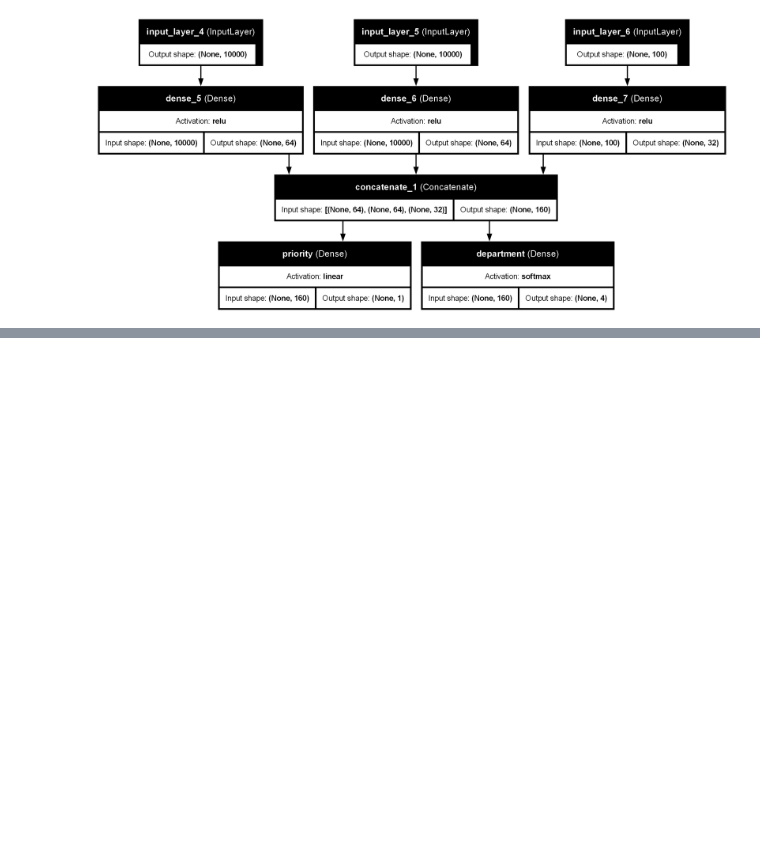
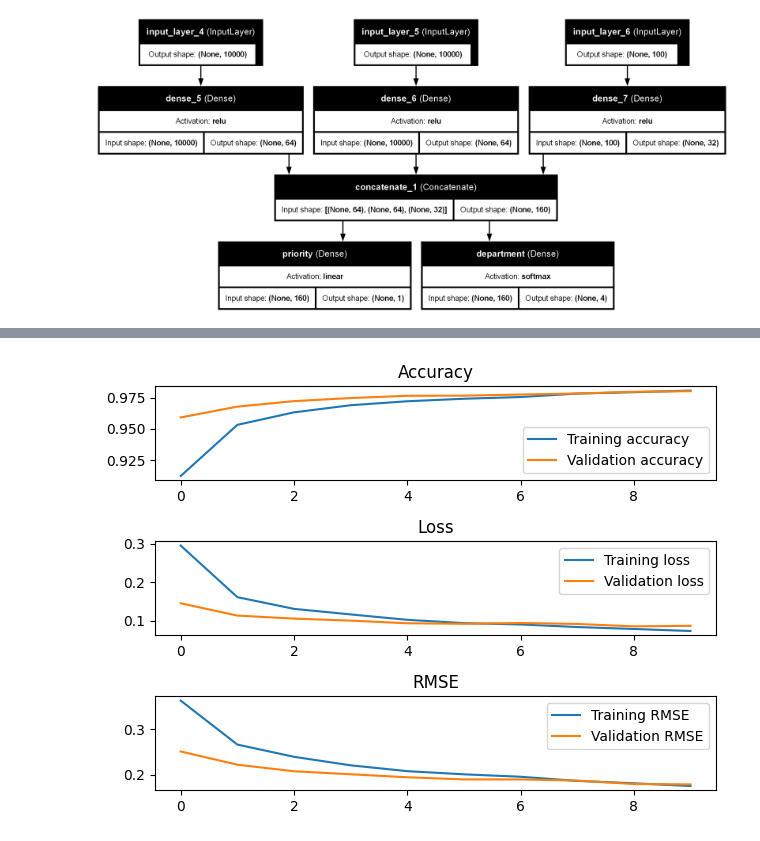
Before and after one commit to cyrilfrl/Data-Science-Lab, a Jupyter notebook: sandbox/chollet.ipynb, the cells around one changed output, grey strips where cells are left out. Saved outputs shown, nothing was run; the diff lists cells and outputs as text; code cells hidden in the pictures; blank space fills up the shorter version.

```diff
--- a/sandbox/chollet.ipynb
+++ b/sandbox/chollet.ipynb
@@ -540,0 +618,79 @@ keras.utils.plot_model(model, "ticket_classifier.png",
+# %%
+#//# model subclassing own metrics
+from tensorflow.keras.datasets import mnist
+import tensorflow as tf
+from tensorflow import keras
+from tensorflow.keras import layers
+
+# Downloading data (MNIST dataset)
+(images, labels), (test_images, test_labels) = mnist.load_data()
+images = images.reshape((60000, 28 * 28)).astype("float32") / 255
+test_images = test_images.reshape((10000, 28 * 28)).astype("float32") / 255
+train_images, val_images = images[10000:], images[:10000]
+train_labels, val_labels = labels[10000:], labels[:10000]
+
+# Creating model
+def get_mnist_model():
+    inputs = keras.Input(shape=(28 * 28,))
+
+    features = layers.Dense(512, activation="relu")(inputs) #//# build the model using functional api
+    features = layers.Dropout(0.5)(features)
+    outputs = layers.Dense(10, activation="softmax")(features)
+
+    model = keras.Model(inputs, outputs)
+    return model
+
+# Creating error metric
+class RootMeanSquaredError(keras.metrics.Metric): #//# custom metric class
+    def __init__(self, name="rmse", **kwargs):
+        super().__init__(name=name, **kwargs)
+        self.mse_sum = self.add_weight(name="mse_sum", initializer="zeros")
+        self.total_samples = self.add_weight(name="total_samples", initializer="zeros", dtype="int32")
+    def update_state(self, y_true, y_pred, sample_weight=None):
+        y_true = tf.one_hot(y_true, depth=tf.shape(y_pred)[1])
+        mse = tf.reduce_sum(tf.square(y_true - y_pred))
+        self.mse_sum.assign_add(mse)
+        num_samples = tf.shape(y_pred)[0]
+        self.total_samples.assign_add(num_samples)
+
+    def result(self):
+        return tf.sqrt(self.mse_sum / tf.cast(self.total_samples, tf.float32))
+
+    def reset_state(self):
+        self.mse_sum.assign(0.)
+        self.total_samples.assign(0)
+
+# Training
+model = get_mnist_model()
+model.compile(optimizer="rmsprop",
+              loss="sparse_categorical_crossentropy",
+              metrics=["accuracy", RootMeanSquaredError()]) #//# compile model with custom metric
+history = model.fit(train_images, train_labels,
+          epochs=10,
+          validation_data=(val_images, val_labels))
+test_metrics = model.evaluate(test_images, test_labels)
+
+# Plotting history
+import matplotlib.pyplot as plt
+
+plt.subplot(3, 1, 1)
+plt.plot(history.history['accuracy'], label="Training accuracy")
+plt.plot(history.history['val_accuracy'], label="Validation accuracy")
+plt.title("Accuracy")
+plt.legend()
+
+plt.subplot(3, 1, 2)
+plt.plot(history.history['loss'], label="Training loss")
+plt.plot(history.history['val_loss'], label="Validation loss")
+plt.title("Loss")
+plt.legend()
+
+plt.subplot(3, 1, 3)
+plt.plot(history.history['rmse'], label="Training RMSE")
+plt.plot(history.history['val_rmse'], label="Validation RMSE")
+plt.title("RMSE")
+plt.legend()
+
+plt.tight_layout()
+plt.show()
+# %% [output]
@@ -540,0 +714 @@ keras.utils.plot_model(model, "ticket_classifier.png",
+[figure, added]
```
Also changed, not shown: parts of 12 cells of this notebook, 26 other files.
